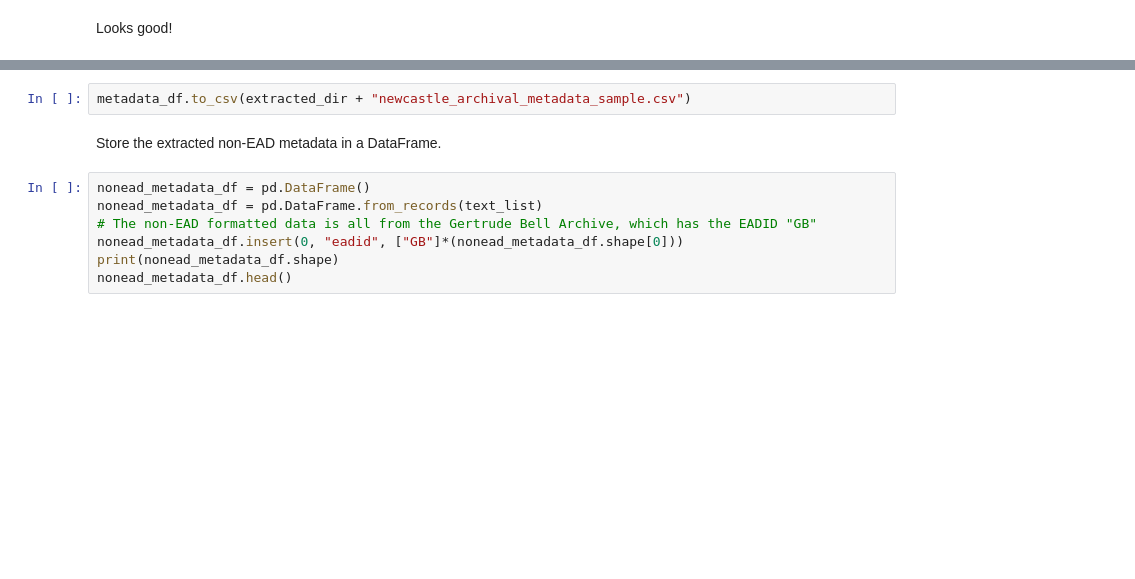
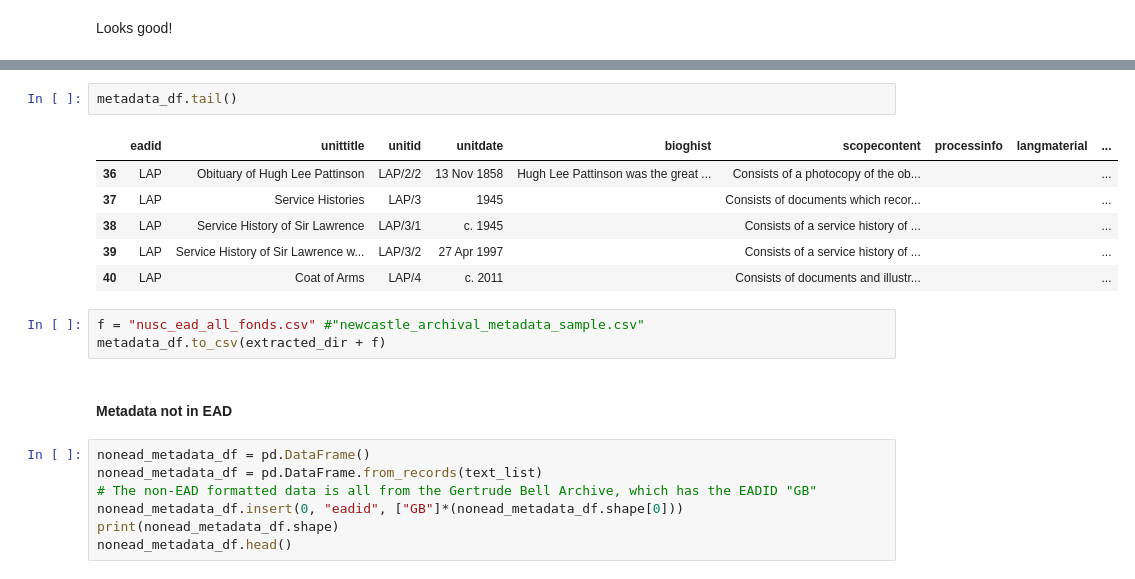
Before and after one commit to thegoose20/nusc, a Jupyter notebook: data_extraction.ipynb, the cells around one changed output, grey strips where cells are left out. Saved outputs shown, nothing was run; the diff lists cells and outputs as text; blank space fills up the shorter version.

```diff
--- a/data_extraction.ipynb
+++ b/data_extraction.ipynb
@@ -275,7 +325,17 @@ metadata_df.head()
+# %%
+metadata_df.tail()
+# %% [output]
+|  | eadid | unittitle | unitid | unitdate | bioghist | scopecontent | processinfo | langmaterial | ... |
+| 36 | LAP | Obituary of Hugh Lee Pattinson | LAP/2/2 | 13 Nov 1858 | Hugh Lee Pattinson was the great ... | Consists of a photocopy of the ob... |  |  | ... |
+| 37 | LAP | Service Histories | LAP/3 | 1945 |  | Consists of documents which recor... |  |  | ... |
+| 38 | LAP | Service History of Sir Lawrence | LAP/3/1 | c. 1945 |  | Consists of a service history of ... |  |  | ... |
+| 39 | LAP | Service History of Sir Lawrence w... | LAP/3/2 | 27 Apr 1997 |  | Consists of a service history of ... |  |  | ... |
+| 40 | LAP | Coat of Arms | LAP/4 | c. 2011 |  | Consists of documents and illustr... |  |  | ... |
 # %%
-metadata_df.to_csv(extracted_dir + "newcastle_archival_metadata_sample.csv")
+f = "nusc_ead_all_fonds.csv" #"newcastle_archival_metadata_sample.csv"
+metadata_df.to_csv(extracted_dir + f)
 # %% [markdown]
-Store the extracted non-EAD metadata in a DataFrame.
+#### Metadata not in EAD
 # %%
 nonead_metadata_df = pd.DataFrame()
 nonead_metadata_df = pd.DataFrame.from_records(text_list)
```
Also changed, not shown: parts of 24 cells of this notebook, 4 other files.
